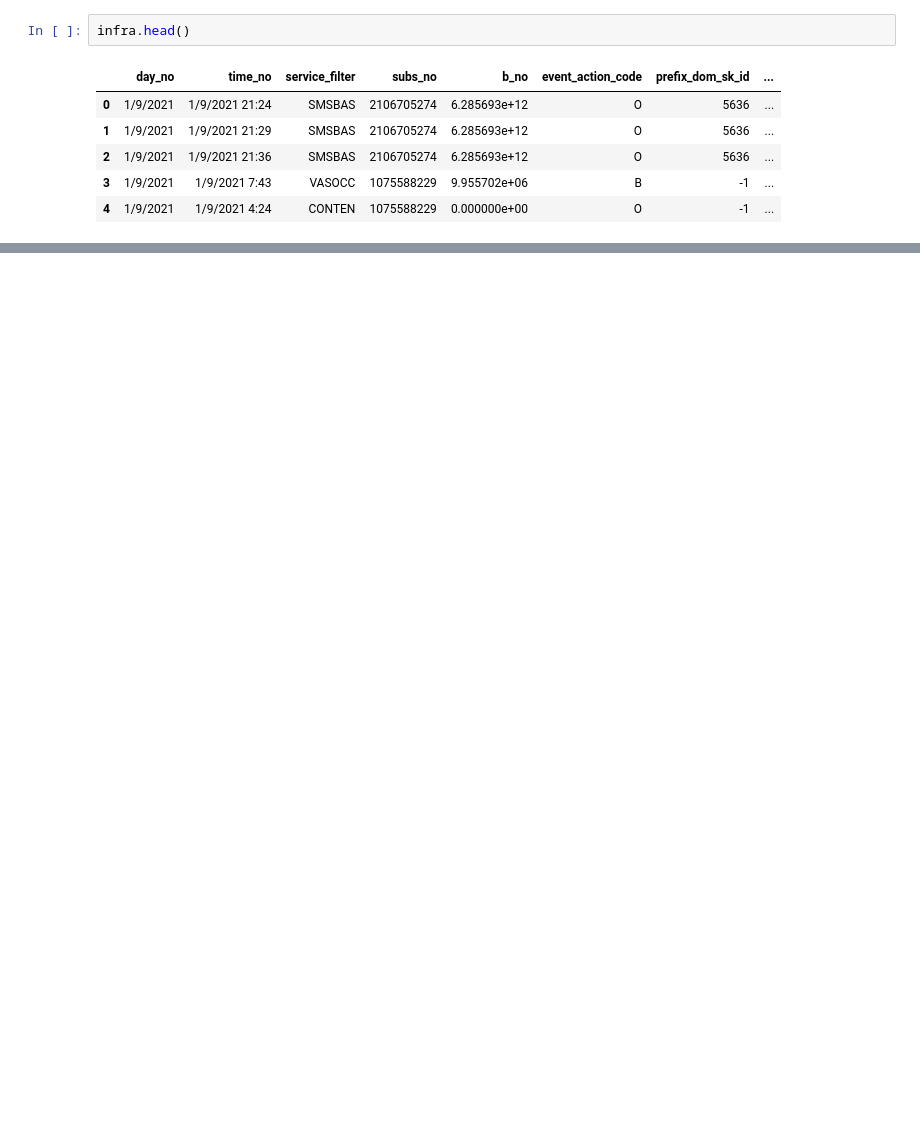
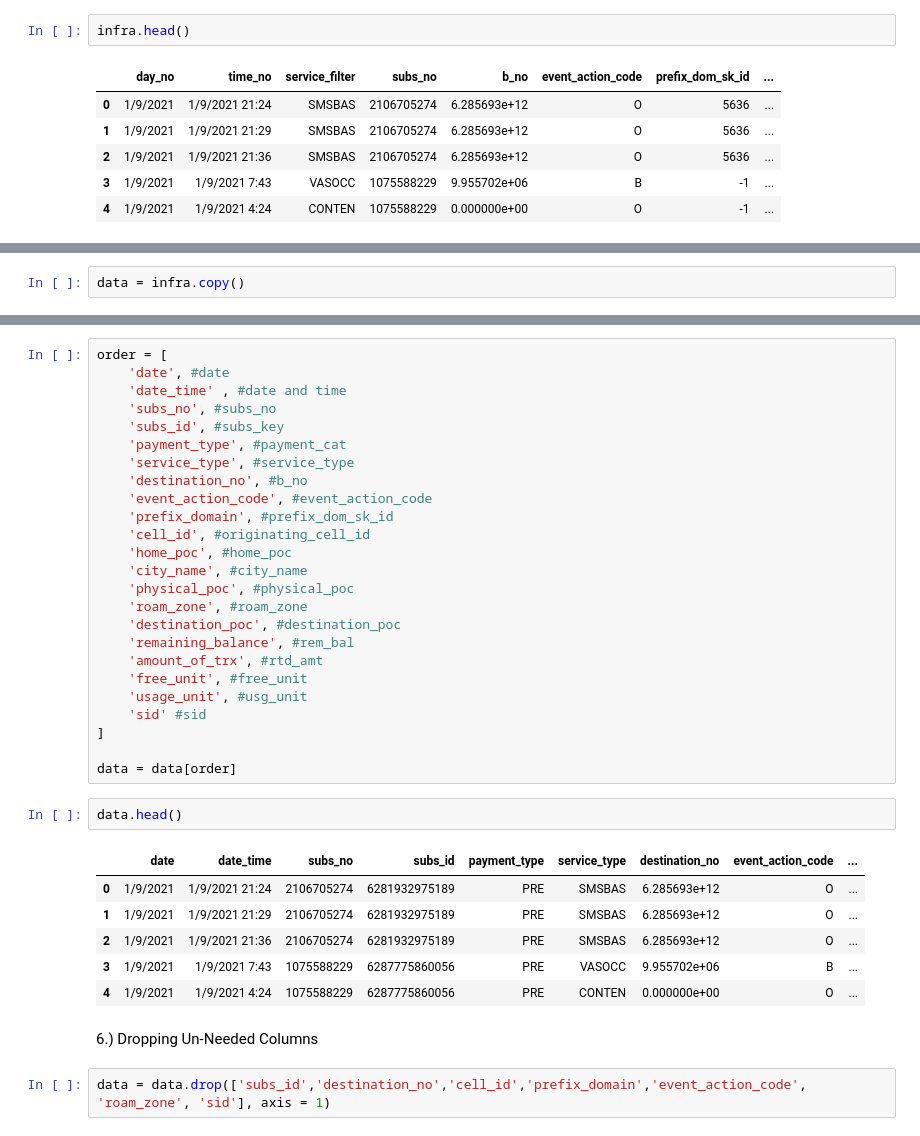
Before and after one commit to TAdatafabric/Fabricity-web, a Jupyter notebook: Data.ipynb, the cells around one changed output, grey strips where cells are left out. Drawn from its saved outputs; the diff is of its cells as text; blank space fills up the shorter version.

```diff
--- a/Data.ipynb
+++ b/Data.ipynb
@@ -113,0 +164,2 @@ merged_data = pd.merge(merged_data, infra, on = ['subs_no','time_no','service_fi
+# %%
+data = infra.copy()
@@ -113,0 +210,38 @@ merged_data = pd.merge(merged_data, infra, on = ['subs_no','time_no','service_fi
+# %%
+order = [
+    'date', #date
+    'date_time' , #date and time
+    'subs_no', #subs_no
+    'subs_id', #subs_key
+    'payment_type', #payment_cat
+    'service_type', #service_type
+    'destination_no', #b_no
+    'event_action_code', #event_action_code
+    'prefix_domain', #prefix_dom_sk_id
+    'cell_id', #originating_cell_id
+    'home_poc', #home_poc
+    'city_name', #city_name
+    'physical_poc', #physical_poc
+    'roam_zone', #roam_zone
+    'destination_poc', #destination_poc
+    'remaining_balance', #rem_bal
+    'amount_of_trx', #rtd_amt
+    'free_unit', #free_unit
+    'usage_unit', #usg_unit
+    'sid' #sid
+]
+
+data = data[order]
+# %%
+data.head()
+# %% [output]
+|  | date | date_time | subs_no | subs_id | payment_type | service_type | destination_no | event_action_code | ... |
+| 0 | 1/9/2021 | 1/9/2021 21:24 | 2106705274 | 6281932975189 | PRE | SMSBAS | 6.285693e+12 | O | ... |
+| 1 | 1/9/2021 | 1/9/2021 21:29 | 2106705274 | 6281932975189 | PRE | SMSBAS | 6.285693e+12 | O | ... |
+| 2 | 1/9/2021 | 1/9/2021 21:36 | 2106705274 | 6281932975189 | PRE | SMSBAS | 6.285693e+12 | O | ... |
+| 3 | 1/9/2021 | 1/9/2021 7:43 | 1075588229 | 6287775860056 | PRE | VASOCC | 9.955702e+06 | B | ... |
+| 4 | 1/9/2021 | 1/9/2021 4:24 | 1075588229 | 6287775860056 | PRE | CONTEN | 0.000000e+00 | O | ... |
+# %% [markdown]
+6.) Dropping Un-Needed Columns
+# %%
+data = data.drop(['subs_id','destination_no','cell_id','prefix_domain','event_action_code', 'roam_zone', 'sid'], axis = 1)
```
Also changed, not shown: parts of 22 cells of this notebook.
